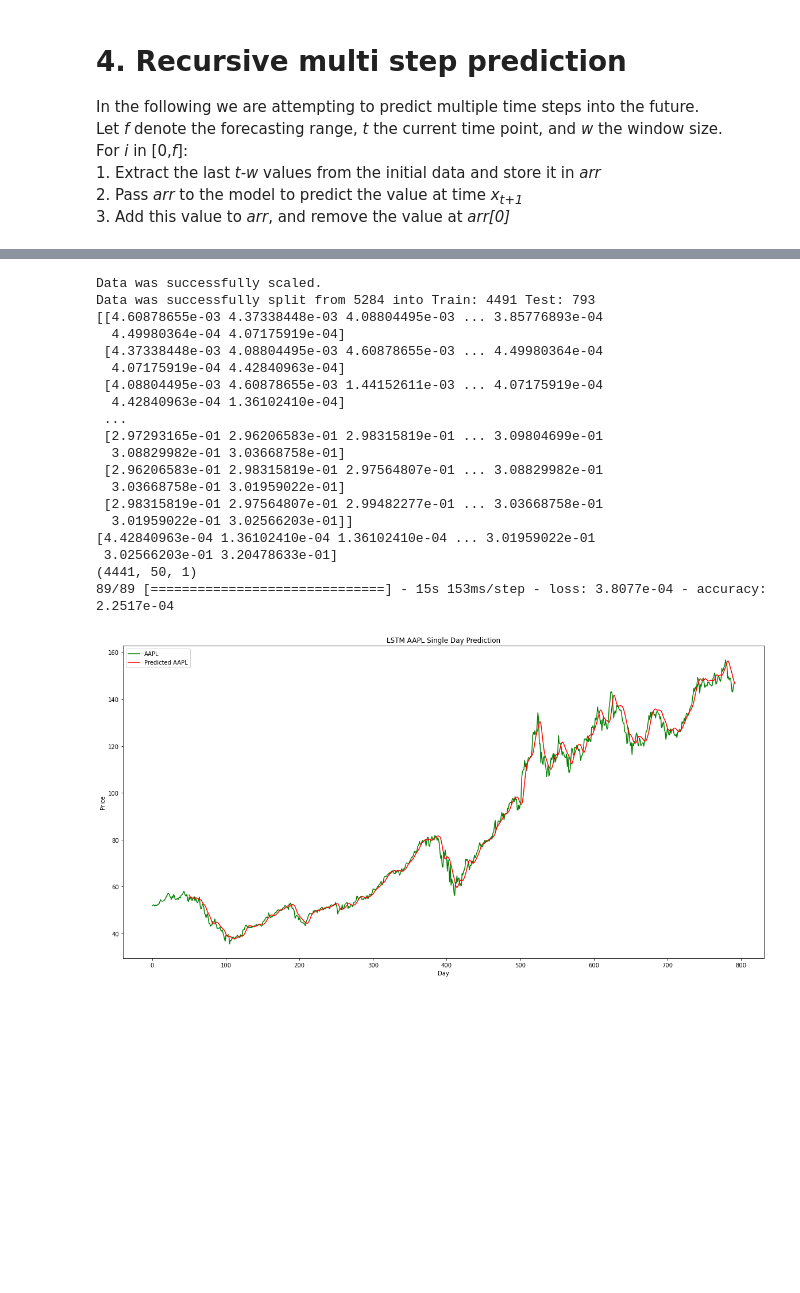
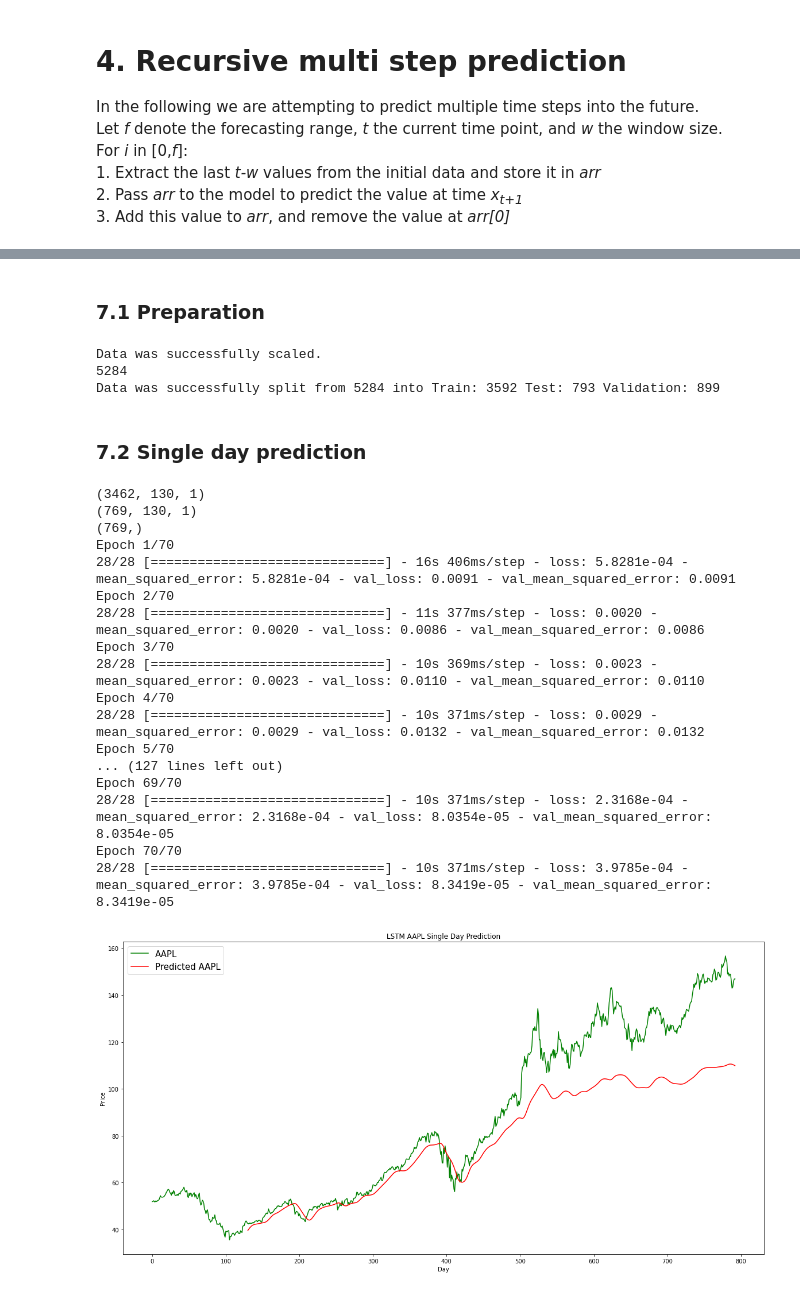
Before and after one commit to KonstantinQuant/forecasting-closing-lstm, a Jupyter notebook: project1.ipynb, the cells around one changed output, grey strips where cells are left out. Saved outputs shown, nothing was run; the diff lists cells and outputs as text; code cells hidden in the pictures; blank space fills up the shorter version.

```diff
--- a/project1.ipynb
+++ b/project1.ipynb
@@ -213,7 +228,7 @@ def visualizePredictions(testLength, predictions, windowSize):
     plt.title('LSTM AAPL Single Day Prediction')
     plt.xlabel('Day')
     plt.ylabel('Price')
-    plt.legend()
+    plt.legend(prop={'size': 15})
     plt.show()
 # %% [markdown]
 # 4. Recursive multi step prediction
@@ -303,47 +402,57 @@ def visualizeMultiMultiStepPrediction(results):
+# %% [markdown]
+### 7.1 Preparation
+# %%
+# 7.1.1 scaling the data
+data = scaleData(apple)
+
+# 7.1.2 splitting the data
+splitPercentage = .85
+train, test, val = splitData(data, splitPercentage)
+
+# 7.1.3 Setting the window Size
+windowSize = 130
+# %% [output]
+Data was successfully scaled.
+5284
+Data was successfully split from 5284 into Train: 3592 Test: 793 Validation: 899
+# %% [markdown]
+### 7.2 Single day prediction
 # %%
-# Single day prediction
-data = scaleData(apple)
-
-splitPercentage = .85
-
-train, test = splitData(data, splitPercentage)
-
-windowSize = 50
+# 7.2.1 formulating the problem and preparing the data (features and labels)
 trainFeatures, trainLabels = prepareData(train, windowSize)
 testFeatures, testLabels = prepareData(test, windowSize)
+valFeatures, valLabels = prepareData(val, windowSize)
 
-print(trainFeatures)
-print(trainLabels)
-
+# 7.2.2 preparing the features for the lstm model
 features = np.reshape(trainFeatures, (trainFeatures.shape[0], trainFeatures.shape[1], 1))
 
+valFeatures = np.reshape(valFeatures, (valFeatures.shape[0], valFeatures.shape[1], 1))
 print(features.shape) # (rows, columns, step)
 
-model, history = lstmModel(features, trainLabels, 1, 50)
+# 7.2.3 training the model
+model, history = lstmModel(features, trainLabels, 70, 128, valFeatures, valLabels)
+
+# 7.2.4 testing the single-day prediction on the test set
 testFeatures = np.reshape(testFeatures, (testFeatures.shape[0], testFeatures.shape[1], 1))
 predictions = model.predict(testFeatures)
-
 predictions = invertScale(predictions, apple)
-
 visualizePredictions(len(test), predictions, windowSize)
 # %% [output]
-Data was successfully scaled.
-Data was successfully split from 5284 into Train: 4491 Test: 793
-[[4.60878655e-03 4.37338448e-03 4.08804495e-03 ... 3.85776893e-04
-  4.49980364e-04 4.07175919e-04]
- [4.37338448e-03 4.08804495e-03 4.60878655e-03 ... 4.49980364e-04
-  4.07175919e-04 4.42840963e-04]
- [4.08804495e-03 4.60878655e-03 1.44152611e-03 ... 4.07175919e-04
-  4.42840963e-04 1.36102410e-04]
- ...
- [2.97293165e-01 2.96206583e-01 2.98315819e-01 ... 3.09804699e-01
-  3.08829982e-01 3.03668758e-01]
- [2.96206583e-01 2.98315819e-01 2.97564807e-01 ... 3.08829982e-01
-  3.03668758e-01 3.01959022e-01]
- [2.98315819e-01 2.97564807e-01 2.99482277e-01 ... 3.03668758e-01
-  3.01959022e-01 3.02566203e-01]]
-[4.42840963e-04 1.36102410e-04 1.36102410e-04 ... 3.01959022e-01
- 3.02566203e-01 3.20478633e-01]
-(4441, 50, 1)
-89/89 [==============================] - 15s 153ms/step - loss: 3.8077e-04 - accuracy: 2.2517e-04
+(3462, 130, 1)
+(769, 130, 1)
+(769,)
+Epoch 1/70
+28/28 [==============================] - 16s 406ms/step - loss: 5.8281e-04 - mean_squared_error: 5.8281e-04 - val_loss: 0.0091 - val_mean_squared_error: 0.0091
+Epoch 2/70
+28/28 [==============================] - 11s 377ms/step - loss: 0.0020 - mean_squared_error: 0.0020 - val_loss: 0.0086 - val_mean_squared_error: 0.0086
+Epoch 3/70
+28/28 [==============================] - 10s 369ms/step - loss: 0.0023 - mean_squared_error: 0.0023 - val_loss: 0.0110 - val_mean_squared_error: 0.0110
+Epoch 4/70
+28/28 [==============================] - 10s 371ms/step - loss: 0.0029 - mean_squared_error: 0.0029 - val_loss: 0.0132 - val_mean_squared_error: 0.0132
+Epoch 5/70
+... (127 lines left out)
+Epoch 69/70
+28/28 [==============================] - 10s 371ms/step - loss: 2.3168e-04 - mean_squared_error: 2.3168e-04 - val_loss: 8.0354e-05 - val_mean_squared_error: 8.0354e-05
+Epoch 70/70
+28/28 [==============================] - 10s 371ms/step - loss: 3.9785e-04 - mean_squared_error: 3.9785e-04 - val_loss: 8.3419e-05 - val_mean_squared_error: 8.3419e-05
-[figure, old version]
+[figure, new version]
```
Also changed, not shown: parts of 28 cells of this notebook.
